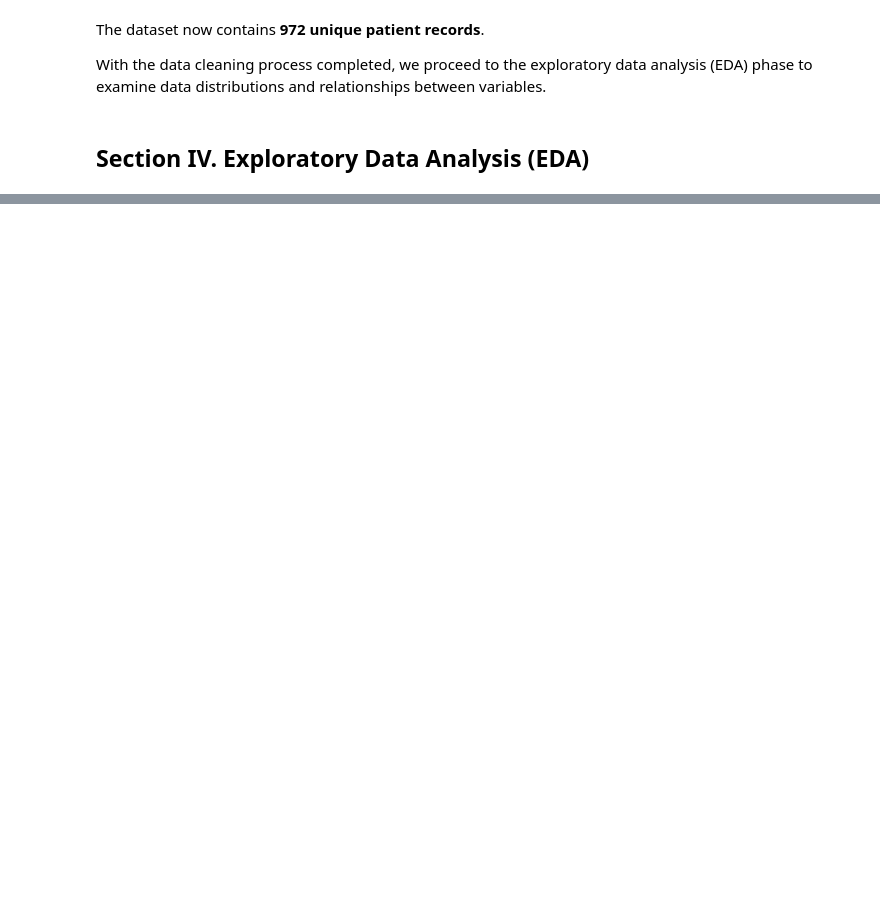
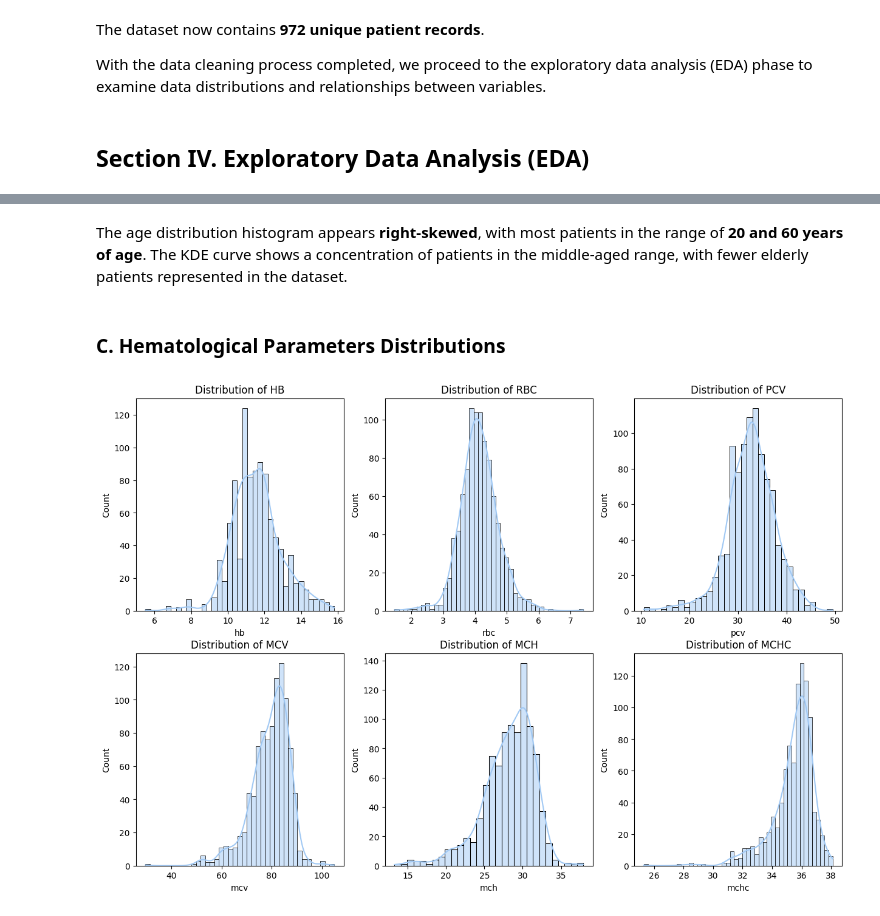
Before and after one commit to ntole24/stintsy_4CS, a Jupyter notebook: mco.ipynb, the cells around one changed output, grey strips where cells are left out. Cells and saved outputs as stored; diff of their text form; code cells hidden in the pictures; blank space fills up the shorter version.

```diff
--- a/mco.ipynb
+++ b/mco.ipynb
@@ -127,0 +395,17 @@ decision = anemia_df['decision']
+# %% [markdown]
+The age distribution histogram appears **right-skewed**, with most patients in the range of **20 and 60 years of age**. The KDE curve shows a concentration of patients in the middle-aged range, with fewer elderly patients represented in the dataset.
+# %% [markdown]
+### C. Hematological Parameters Distributions
+# %%
+fig, axes = plt.subplots(2, 3, figsize=(15,10))
+
+features = ['hb','rbc','pcv','mcv','mch','mchc']
+
+for i, col in enumerate(features):
+    ax = axes[i//3, i%3]
+    sns.histplot(data=anemia_df, x=col, kde=True, ax=ax)
+    ax.set_title(f'Distribution of {col.upper()}')
+
+plt.show()
+# %% [output]
+[figure, added]
```
Also changed, not shown: parts of 75 cells of this notebook.
